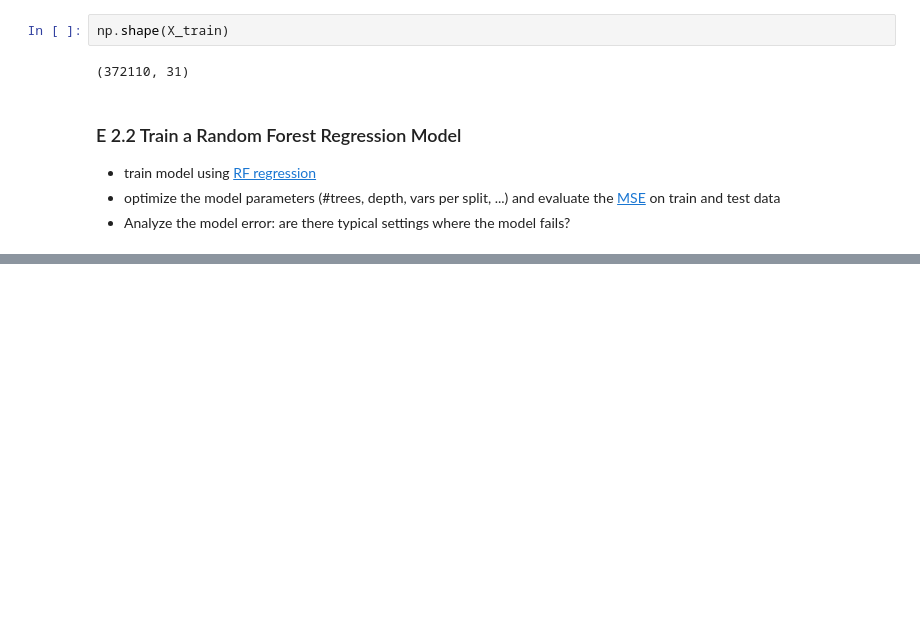
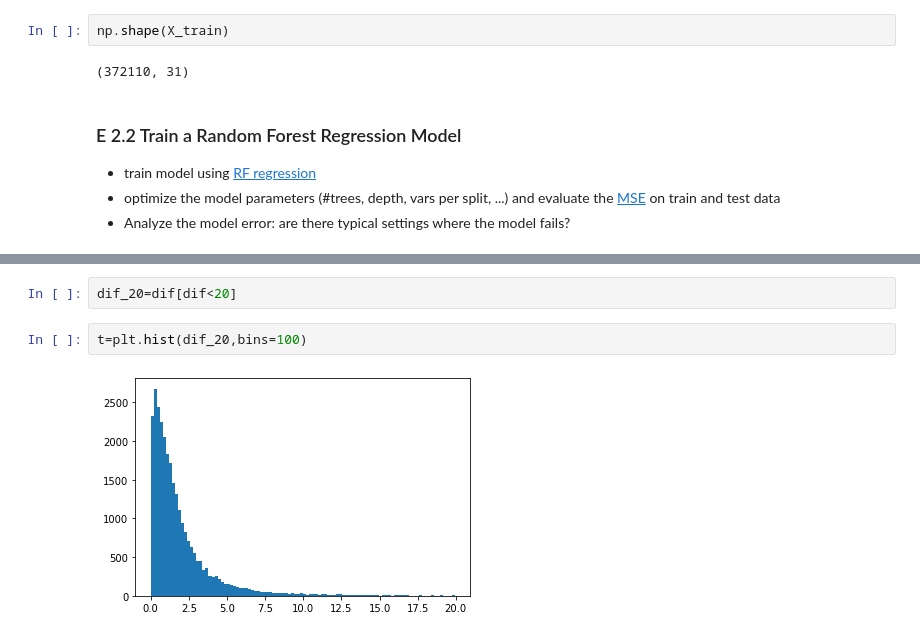
Before and after one commit to FabioCoder/DataScienceSS20, a Jupyter notebook: Exercises/5_b_Regression_NY_Taxy.ipynb, the cells around one changed output, grey strips where cells are left out. Drawn from its saved outputs; the diff is of its cells as text; blank space fills up the shorter version.

```diff
--- a/Exercises/5_b_Regression_NY_Taxy.ipynb
+++ b/Exercises/5_b_Regression_NY_Taxy.ipynb
@@ -142,0 +132,6 @@ mean_squared_error(y_test_enc,clf.predict(X_test))
+# %%
+dif_20=dif[dif<20]
+# %%
+t=plt.hist(dif_20,bins=100)
+# %% [output]
+[figure, added]
```
Also changed, not shown: parts of 11 cells of this notebook, 1 other file.
